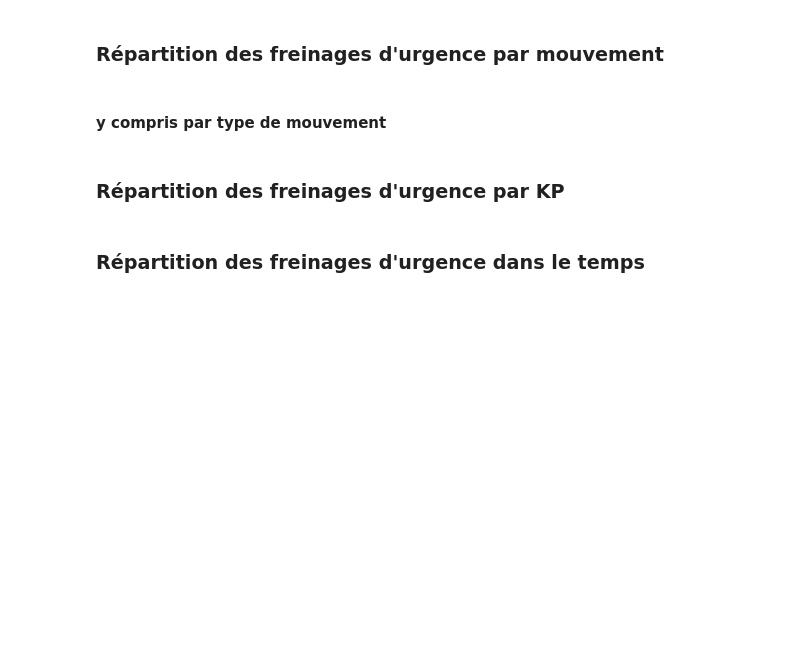
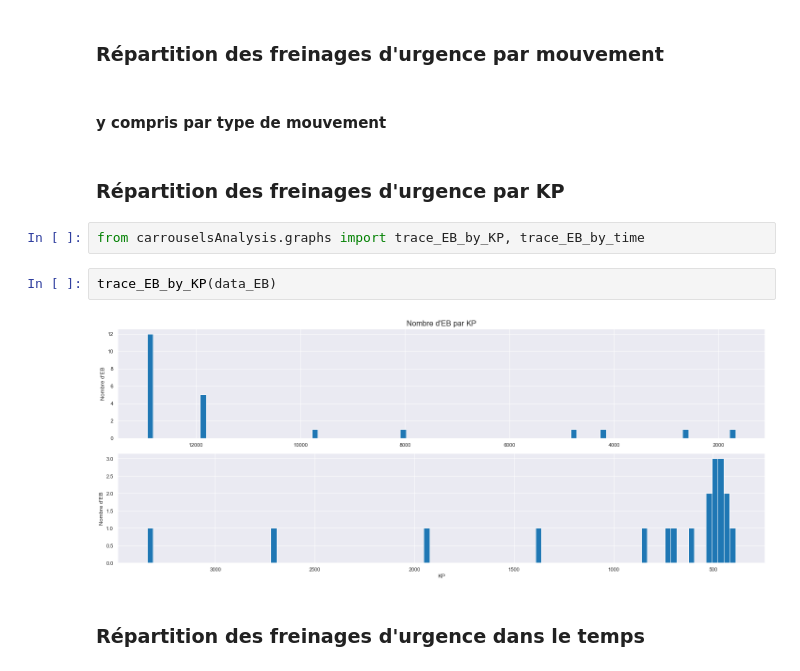
Before and after one commit to FitaineG/carrousels, a Jupyter notebook: carrousel_FIVP.ipynb, the cells around one changed output. Cells and saved outputs as stored; diff of their text form; blank space fills up the shorter version.

```diff
--- a/carrousel_FIVP.ipynb
+++ b/carrousel_FIVP.ipynb
@@ -252,5 +107,11 @@ trace_disp_tps_parcours(mouvements, ylim=(44, 120))
 #### y compris par type de mouvement
 # %% [markdown]
 ### Répartition des freinages d'urgence par KP
+# %%
+from carrouselsAnalysis.graphs import trace_EB_by_KP, trace_EB_by_time
+# %%
+trace_EB_by_KP(data_EB)
+# %% [output]
+[figure, added]
 # %% [markdown]
 ### Répartition des freinages d'urgence dans le temps
```
Also changed, not shown: parts of 55 cells of this notebook, 1 other file.
